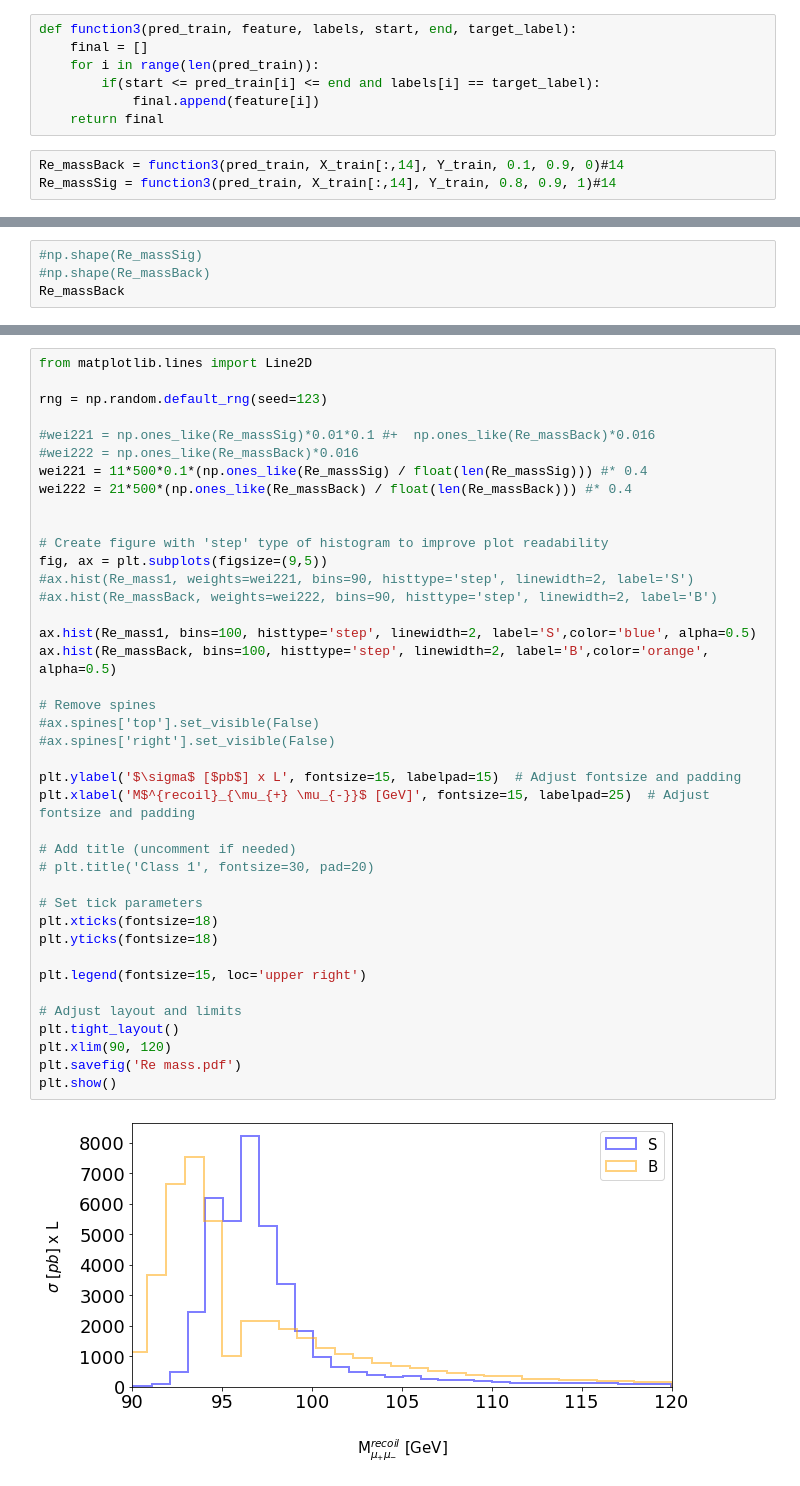
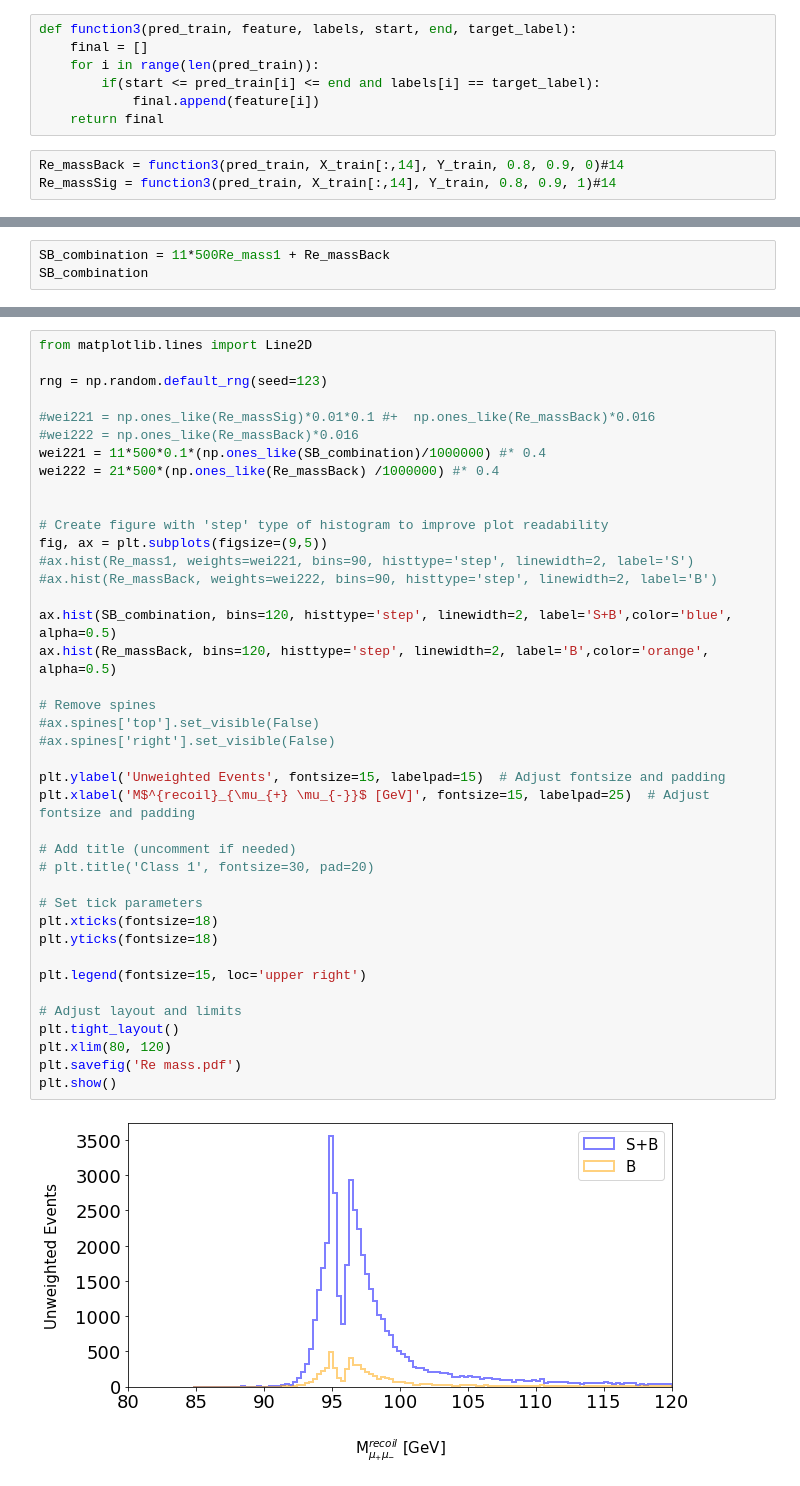
Before and after one commit to AnzaATM/EpEmProject, a Jupyter notebook: dnn.ipynb, the cells around one changed output, grey strips where cells are left out. Saved outputs shown, nothing was run; the diff lists cells and outputs as text.

```diff
--- a/dnn.ipynb
+++ b/dnn.ipynb
@@ -523,5 +505,5 @@ def function3(pred_train, feature, labels, start, end, target_label):
             final.append(feature[i])
     return final
 # %%
-Re_massBack = function3(pred_train, X_train[:,14], Y_train, 0.1, 0.9, 0)#14
+Re_massBack = function3(pred_train, X_train[:,14], Y_train, 0.8, 0.9, 0)#14
 Re_massSig = function3(pred_train, X_train[:,14], Y_train, 0.8, 0.9, 1)#14
@@ -528,5 +524,4 @@ Re_massSig = function3(pred_train, X_train[:,14], Y_train, 0.8, 0.9, 1)#14
 # %%
-#np.shape(Re_massSig)
-#np.shape(Re_massBack)
-Re_massBack
+SB_combination = 11*500Re_mass1 + Re_massBack
+SB_combination
 # %% [output]
@@ -568,41 +563,41 @@ rng = np.random.default_rng(seed=123)
 
 #wei221 = np.ones_like(Re_massSig)*0.01*0.1 #+  np.ones_like(Re_massBack)*0.016
 #wei222 = np.ones_like(Re_massBack)*0.016
-wei221 = 11*500*0.1*(np.ones_like(Re_massSig) / float(len(Re_massSig))) #* 0.4
-wei222 = 21*500*(np.ones_like(Re_massBack) / float(len(Re_massBack))) #* 0.4
+wei221 = 11*500*0.1*(np.ones_like(SB_combination)/1000000) #* 0.4
+wei222 = 21*500*(np.ones_like(Re_massBack) /1000000) #* 0.4
 
 
 # Create figure with 'step' type of histogram to improve plot readability
 fig, ax = plt.subplots(figsize=(9,5))
 #ax.hist(Re_mass1, weights=wei221, bins=90, histtype='step', linewidth=2, label='S')
 #ax.hist(Re_massBack, weights=wei222, bins=90, histtype='step', linewidth=2, label='B')
 
-ax.hist(Re_mass1, bins=100, histtype='step', linewidth=2, label='S',color='blue', alpha=0.5)
-ax.hist(Re_massBack, bins=100, histtype='step', linewidth=2, label='B',color='orange', alpha=0.5)
+ax.hist(SB_combination, bins=120, histtype='step', linewidth=2, label='S+B',color='blue', alpha=0.5)
+ax.hist(Re_massBack, bins=120, histtype='step', linewidth=2, label='B',color='orange', alpha=0.5)
 
 # Remove spines
 #ax.spines['top'].set_visible(False)
 #ax.spines['right'].set_visible(False)
 
-plt.ylabel('$\sigma$ [$pb$] x L', fontsize=15, labelpad=15)  # Adjust fontsize and padding
+plt.ylabel('Unweighted Events', fontsize=15, labelpad=15)  # Adjust fontsize and padding
 plt.xlabel('M$^{recoil}_{\mu_{+} \mu_{-}}$ [GeV]', fontsize=15, labelpad=25)  # Adjust fontsize and padding
 
 # Add title (uncomment if needed)
 # plt.title('Class 1', fontsize=30, pad=20)
 
 # Set tick parameters
 plt.xticks(fontsize=18)
 plt.yticks(fontsize=18)
 
 plt.legend(fontsize=15, loc='upper right')
 
 # Adjust layout and limits
 plt.tight_layout()
-plt.xlim(90, 120)
+plt.xlim(80, 120)
 plt.savefig('Re mass.pdf')
 plt.show()
 # %% [output]
-[figure, old version]
+[figure, new version]
 # %%
 import numpy as np
 import matplotlib.pyplot as plt
```
Also changed, not shown: parts of 21 cells of this notebook.
